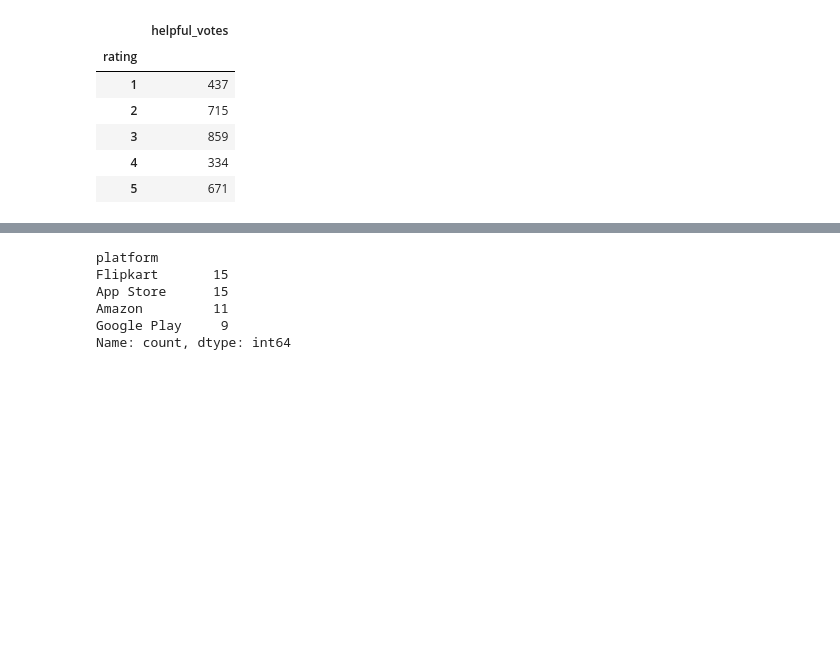
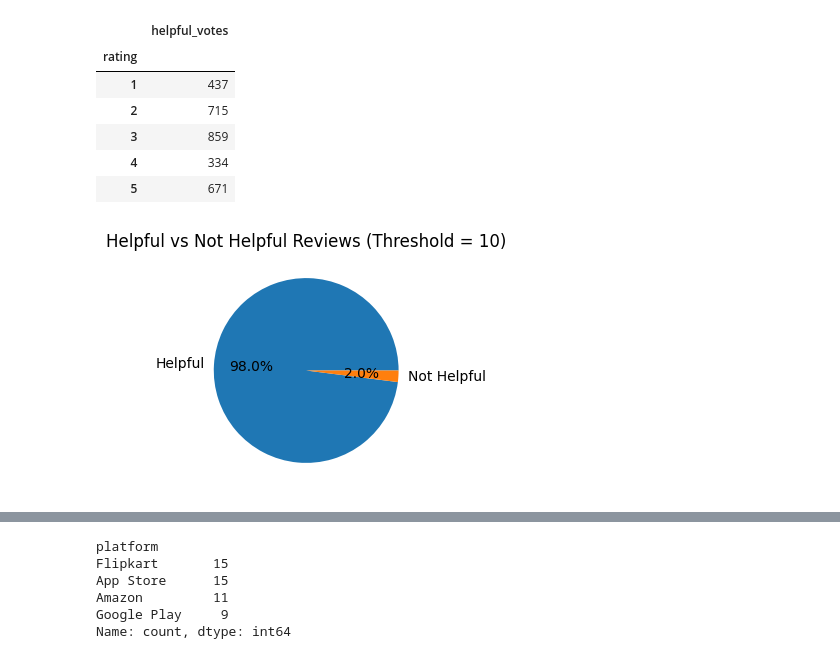
Before and after one commit to Banupriya-14/Project-5, a Jupyter notebook: NLP_Senti_Analysis.ipynb, the cells around one changed output, grey strips where cells are left out. Cells and saved outputs as stored; diff of their text form; code cells hidden in the pictures; blank space fills up the shorter version.

```diff
--- a/NLP_Senti_Analysis.ipynb
+++ b/NLP_Senti_Analysis.ipynb
@@ -154,3 +174,20 @@ df.groupby('rating').agg({'helpful_votes': 'sum'})
 | 3 | 859 |
 | 4 | 334 |
 | 5 | 671 |
+# %%
+threshold = 10
+
+df['helpful_flag'] = "Not Helpful"
+df.loc[df['helpful_votes'] > threshold, 'helpful_flag'] = "Helpful"
+
+helpful_counts = df['helpful_flag'].value_counts()
+
+plt.figure(figsize=(3,3))
+plt.pie(
+    helpful_counts,
+    labels=helpful_counts.index,
+    autopct='%1.1f%%')
+plt.title("Helpful vs Not Helpful Reviews (Threshold = 10)")
+plt.show()
+# %% [output]
+[figure, added]
```
Also changed, not shown: parts of 39 cells of this notebook, 6 other files.
